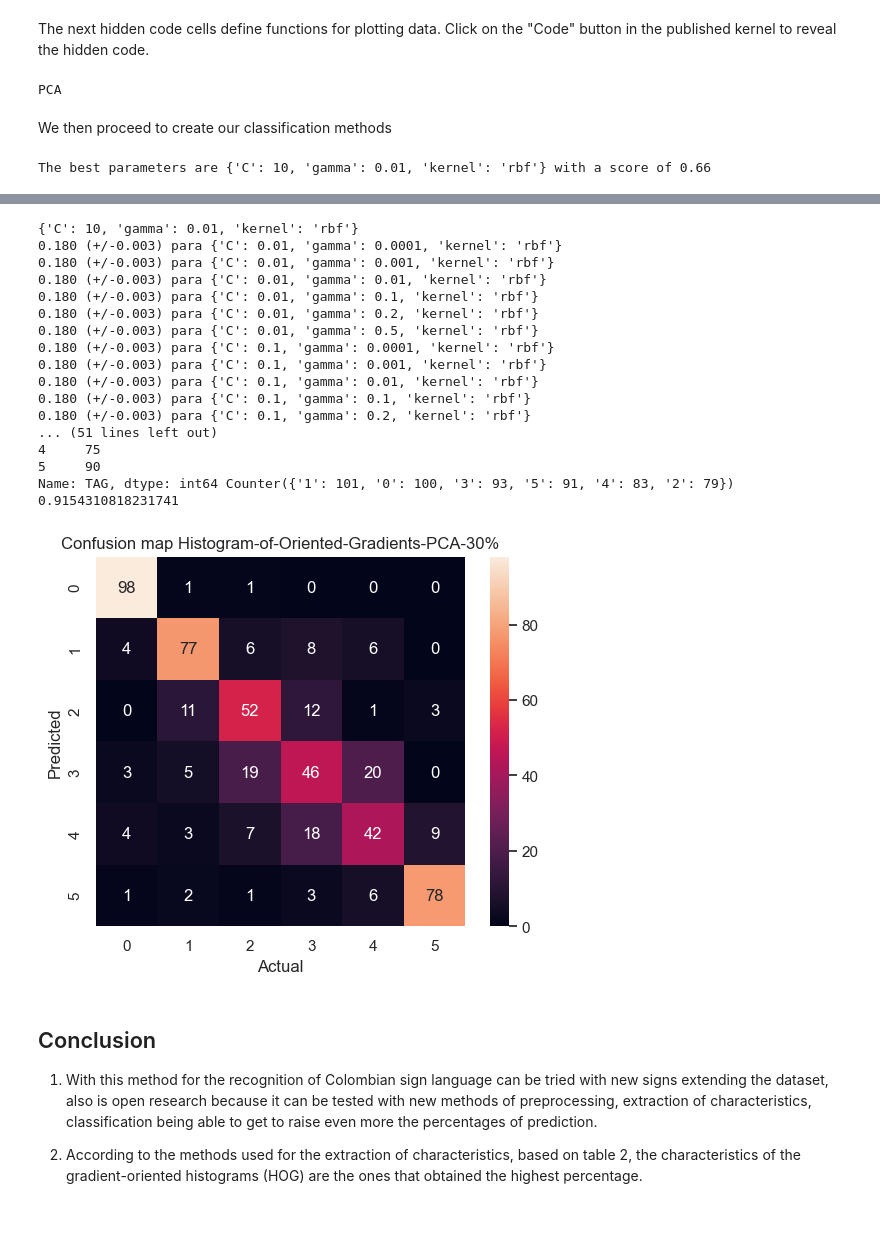
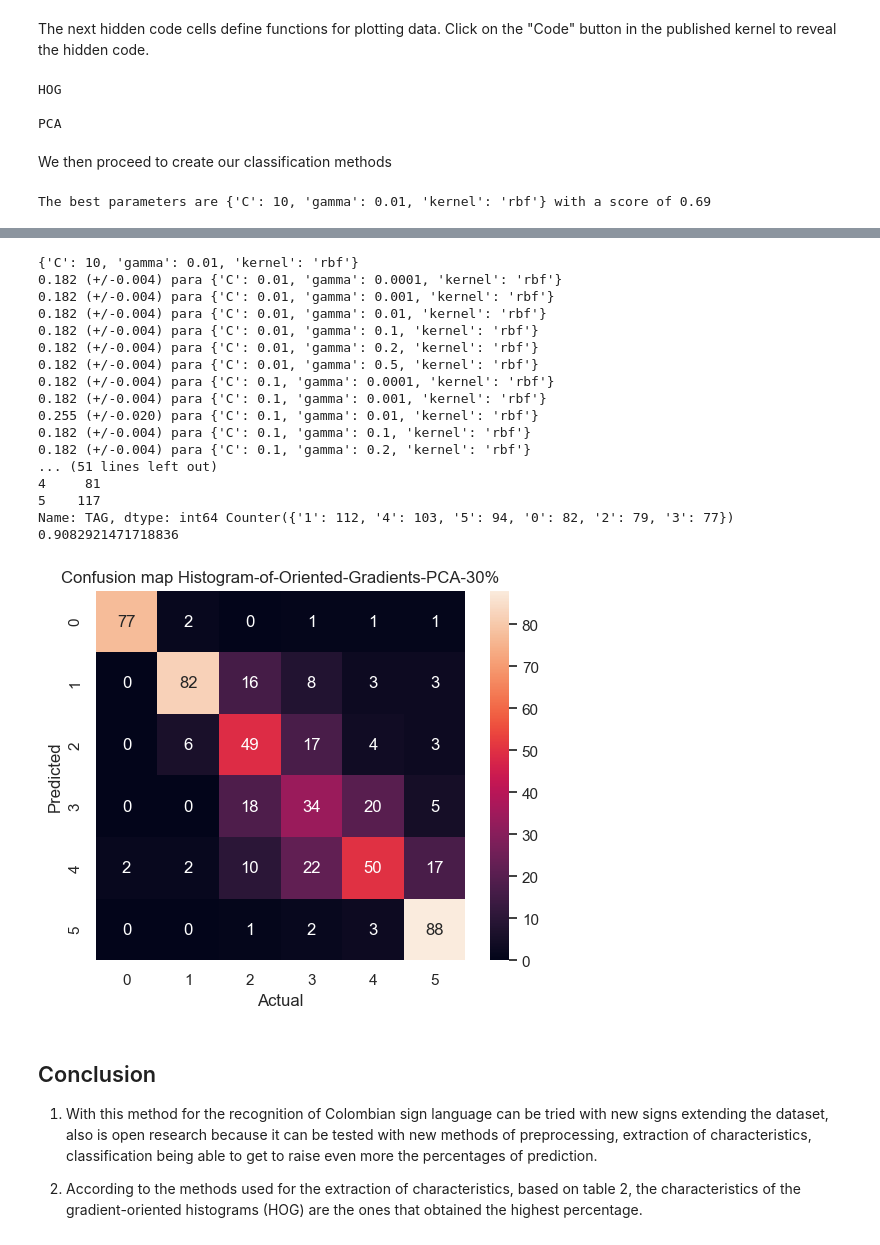
Before and after one commit to SarahElzayat/Gesture_Hero, a Jupyter notebook: extras/demo.ipynb, the cells around one changed output, grey strips where cells are left out. Drawn from its saved outputs; the diff is of its cells as text; code cells hidden in the pictures.

```diff
--- a/extras/demo.ipynb
+++ b/extras/demo.ipynb
@@ -162,11 +255,9 @@ def HOG_PCA():
 # The Histogram of Oriented Gradients features are extracted from each of the images and we proceed to save them in a. txt file
 def HOG():
     print("HOG\n")
-
     file  = open(r"./Feature-Extraction/Histogram-of-Oriented-Gradients.txt", "w")
-
     lstFiles = []  # nombre de imagenes
-    path = r"./Image-Segmentation"
+    path = r"./Image-Segmentation2"
     for (path, _, archivos) in walk(path):
         for arch in archivos:
             (nomArch, ext) = os.path.splitext(arch)
@@ -189,9 +280,11 @@ def HOG():
                 file.write("," + name[0] + "\n")
     file.close()
 
+HOG()
 HOG_PCA()
-# HOG()
 # %% [output]
+HOG
+
 PCA
 # %%
 # The Hu Moments features are extracted from each of the images and we proceed to save them in a. txt file
@@ -359,6 +452,8 @@ def CoF():
 We then proceed to create our classification methods
 # %%
 #As the first method of classification we use Support Vector Machine
+base = "./"
+
 def SVM(txt,test_percentage):
     pathsvm = base + "Feature-Extraction/SVM"
 
@@ -494,4 +589,4 @@ def SVM(txt,test_percentage):
 
 SVM("Histogram-of-Oriented-Gradients-PCA" ,0.3)
 # %% [output]
-The best parameters are {'C': 10, 'gamma': 0.01, 'kernel': 'rbf'} with a score of 0.66
+The best parameters are {'C': 10, 'gamma': 0.01, 'kernel': 'rbf'} with a score of 0.69
@@ -499,21 +594,21 @@ The best parameters are {'C': 10, 'gamma': 0.01, 'kernel': 'rbf'} with a score o
 {'C': 10, 'gamma': 0.01, 'kernel': 'rbf'}
-0.180 (+/-0.003) para {'C': 0.01, 'gamma': 0.0001, 'kernel': 'rbf'}
-0.180 (+/-0.003) para {'C': 0.01, 'gamma': 0.001, 'kernel': 'rbf'}
-0.180 (+/-0.003) para {'C': 0.01, 'gamma': 0.01, 'kernel': 'rbf'}
-0.180 (+/-0.003) para {'C': 0.01, 'gamma': 0.1, 'kernel': 'rbf'}
-0.180 (+/-0.003) para {'C': 0.01, 'gamma': 0.2, 'kernel': 'rbf'}
-0.180 (+/-0.003) para {'C': 0.01, 'gamma': 0.5, 'kernel': 'rbf'}
-0.180 (+/-0.003) para {'C': 0.1, 'gamma': 0.0001, 'kernel': 'rbf'}
-0.180 (+/-0.003) para {'C': 0.1, 'gamma': 0.001, 'kernel': 'rbf'}
-0.180 (+/-0.003) para {'C': 0.1, 'gamma': 0.01, 'kernel': 'rbf'}
-0.180 (+/-0.003) para {'C': 0.1, 'gamma': 0.1, 'kernel': 'rbf'}
-0.180 (+/-0.003) para {'C': 0.1, 'gamma': 0.2, 'kernel': 'rbf'}
+0.182 (+/-0.004) para {'C': 0.01, 'gamma': 0.0001, 'kernel': 'rbf'}
+0.182 (+/-0.004) para {'C': 0.01, 'gamma': 0.001, 'kernel': 'rbf'}
+0.182 (+/-0.004) para {'C': 0.01, 'gamma': 0.01, 'kernel': 'rbf'}
+0.182 (+/-0.004) para {'C': 0.01, 'gamma': 0.1, 'kernel': 'rbf'}
+0.182 (+/-0.004) para {'C': 0.01, 'gamma': 0.2, 'kernel': 'rbf'}
+0.182 (+/-0.004) para {'C': 0.01, 'gamma': 0.5, 'kernel': 'rbf'}
+0.182 (+/-0.004) para {'C': 0.1, 'gamma': 0.0001, 'kernel': 'rbf'}
+0.182 (+/-0.004) para {'C': 0.1, 'gamma': 0.001, 'kernel': 'rbf'}
+0.255 (+/-0.020) para {'C': 0.1, 'gamma': 0.01, 'kernel': 'rbf'}
+0.182 (+/-0.004) para {'C': 0.1, 'gamma': 0.1, 'kernel': 'rbf'}
+0.182 (+/-0.004) para {'C': 0.1, 'gamma': 0.2, 'kernel': 'rbf'}
 ... (51 lines left out)
-4     75
-5     90
-Name: TAG, dtype: int64 Counter({'1': 101, '0': 100, '3': 93, '5': 91, '4': 83, '2': 79})
-0.9154310818231741
+4     81
+5    117
+Name: TAG, dtype: int64 Counter({'1': 112, '4': 103, '5': 94, '0': 82, '2': 79, '3': 77})
+0.9082921471718836
-[figure, old version]
+[figure, new version]
 # %%
 #As a second method of classification we use K-Nearest Neighbour Classifier
 def KNN(txt,test):
```
Also changed, not shown: parts of 6 cells of this notebook, 5 other files.
